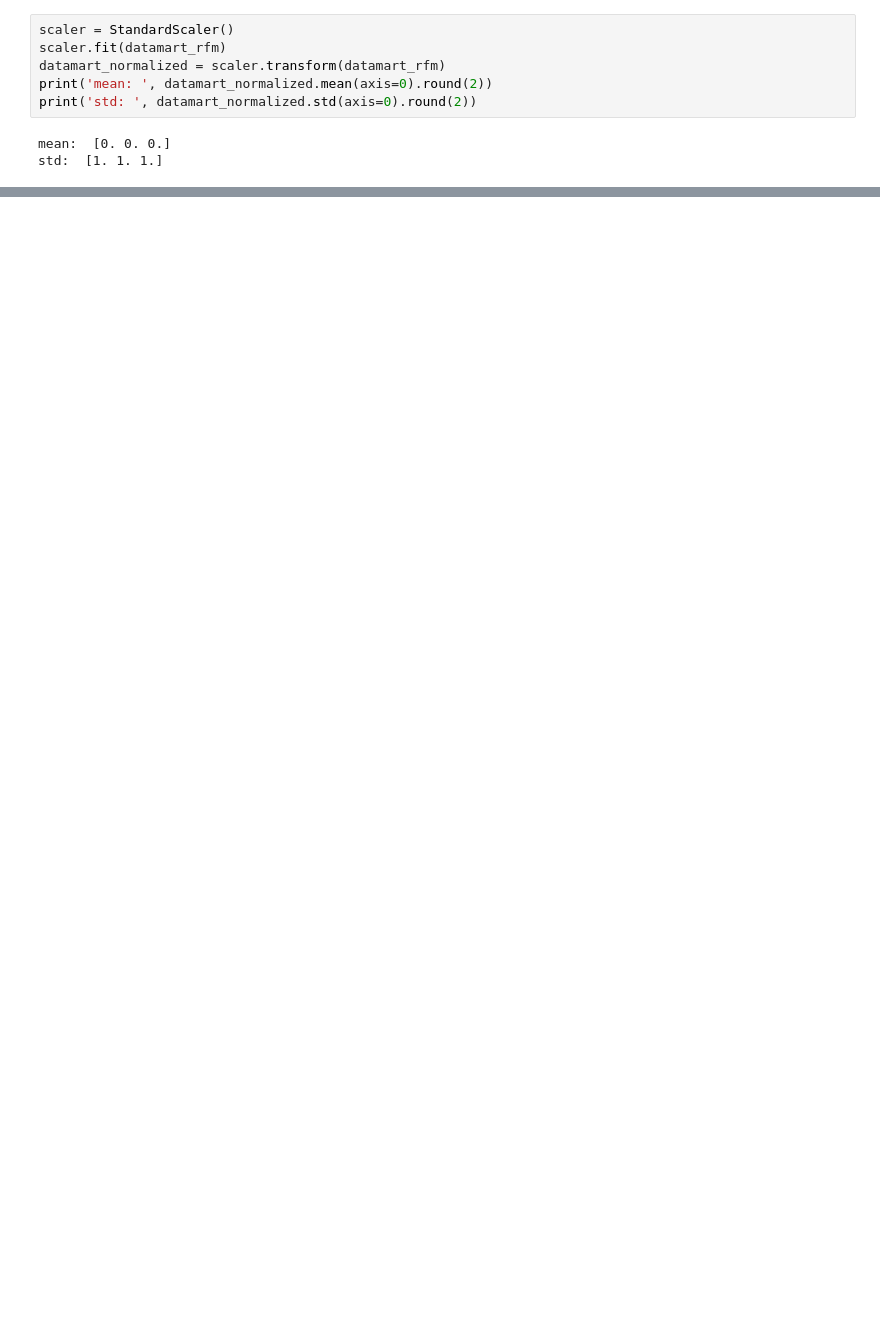
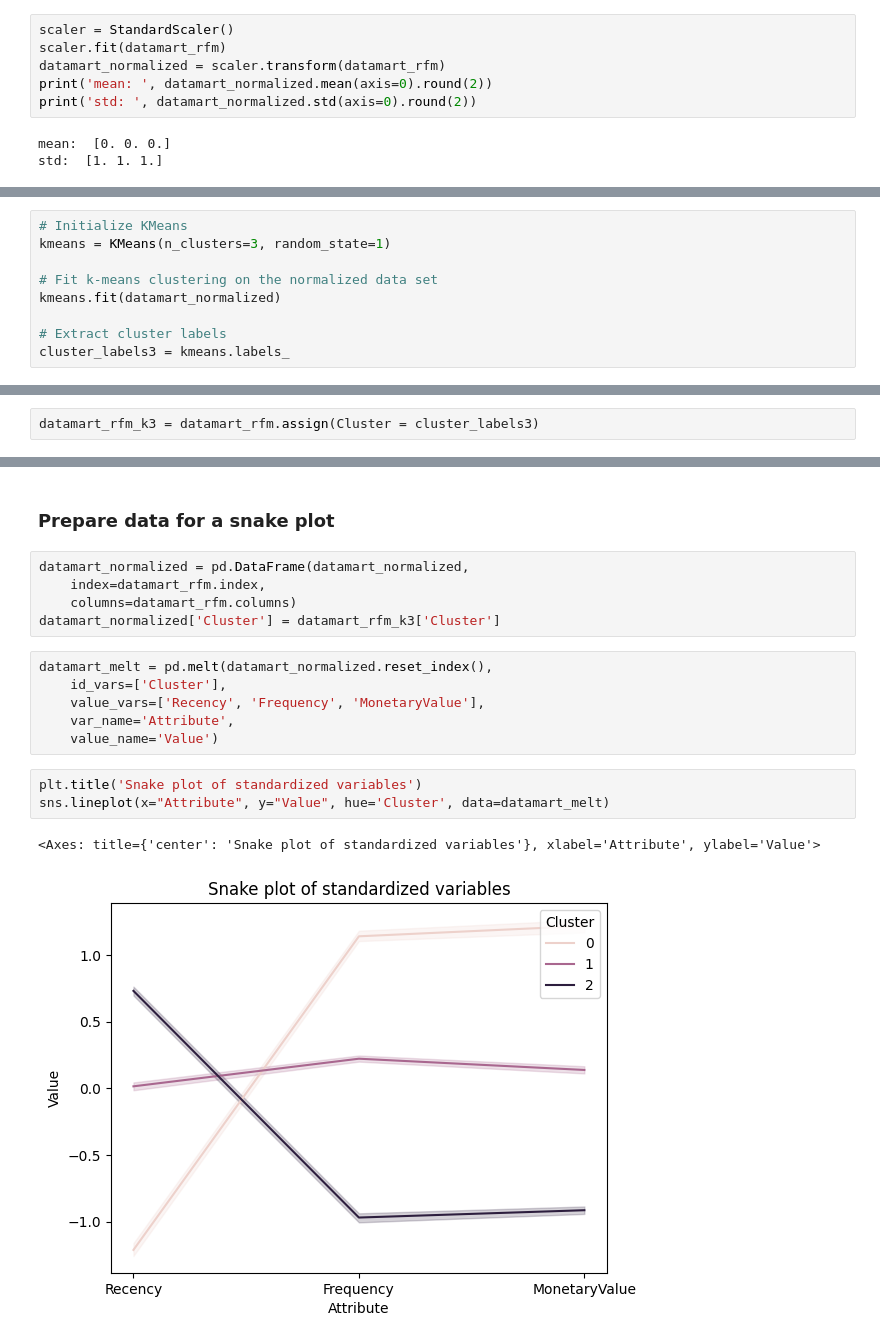
Before and after one commit to sandys-ss/RFM-Analysis, a Jupyter notebook: rfm.ipynb, the cells around one changed output, grey strips where cells are left out. Cells and saved outputs as stored; diff of their text form; blank space fills up the shorter version.

```diff
--- a/rfm.ipynb
+++ b/rfm.ipynb
@@ -447,0 +524,9 @@ std:  [1. 1. 1.]
+# %%
+# Initialize KMeans
+kmeans = KMeans(n_clusters=3, random_state=1)
+
+# Fit k-means clustering on the normalized data set
+kmeans.fit(datamart_normalized)
+
+# Extract cluster labels
+cluster_labels3 = kmeans.labels_
@@ -447,0 +570,2 @@ std:  [1. 1. 1.]
+# %%
+datamart_rfm_k3 = datamart_rfm.assign(Cluster = cluster_labels3)
@@ -447,0 +592,19 @@ std:  [1. 1. 1.]
+# %% [markdown]
+### Prepare data for a snake plot
+# %%
+datamart_normalized = pd.DataFrame(datamart_normalized,
+    index=datamart_rfm.index,
+    columns=datamart_rfm.columns)
+datamart_normalized['Cluster'] = datamart_rfm_k3['Cluster']
+# %%
+datamart_melt = pd.melt(datamart_normalized.reset_index(),
+    id_vars=['Cluster'],
+    value_vars=['Recency', 'Frequency', 'MonetaryValue'],
+    var_name='Attribute',
+    value_name='Value')
+# %%
+plt.title('Snake plot of standardized variables')
+sns.lineplot(x="Attribute", y="Value", hue='Cluster', data=datamart_melt)
+# %% [output]
+<Axes: title={'center': 'Snake plot of standardized variables'}, xlabel='Attribute', ylabel='Value'>
+[figure, added]
```
Also changed, not shown: parts of 32 cells of this notebook.
